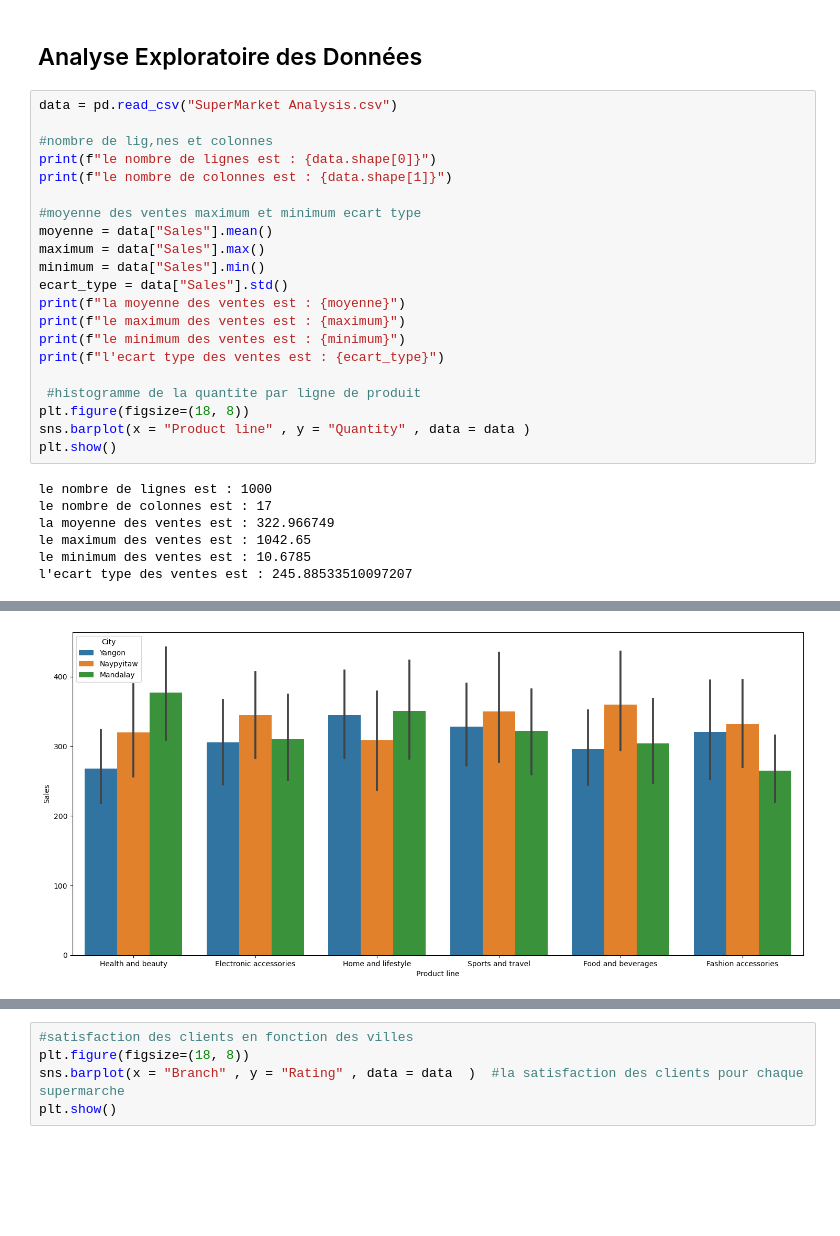
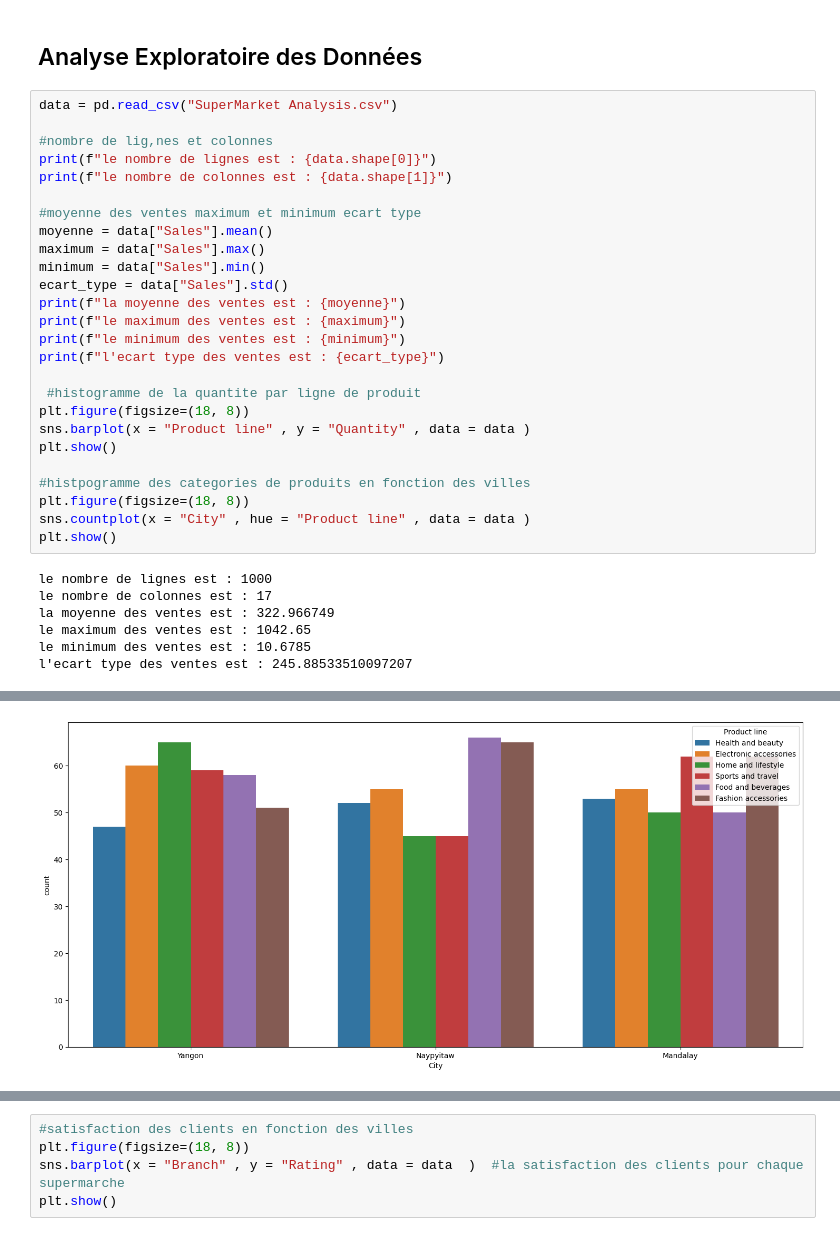
Before and after one commit to Abdourahmane2/Analyse-et-Prediction-des-Ventes-pour-un-Supermarche, a Jupyter notebook: Analyse_Ventes_Supermarche.ipynb, the cells around one changed output, grey strips where cells are left out. Cells and saved outputs as stored; diff of their text form; blank space fills up the shorter version.

```diff
--- a/Analyse_Ventes_Supermarche.ipynb
+++ b/Analyse_Ventes_Supermarche.ipynb
@@ -88,33 +87,38 @@ Sales est egal a la multiplication de unit price et quantity + tax 5% pour toute
 # %%
 data = pd.read_csv("SuperMarket Analysis.csv")
 
 #nombre de lig,nes et colonnes
 print(f"le nombre de lignes est : {data.shape[0]}")
 print(f"le nombre de colonnes est : {data.shape[1]}")
 
 #moyenne des ventes maximum et minimum ecart type
 moyenne = data["Sales"].mean()
 maximum = data["Sales"].max()
 minimum = data["Sales"].min()
 ecart_type = data["Sales"].std()
 print(f"la moyenne des ventes est : {moyenne}")
 print(f"le maximum des ventes est : {maximum}")
 print(f"le minimum des ventes est : {minimum}")
 print(f"l'ecart type des ventes est : {ecart_type}")
 
  #histogramme de la quantite par ligne de produit
 plt.figure(figsize=(18, 8))
 sns.barplot(x = "Product line" , y = "Quantity" , data = data )
 plt.show()
+
+#histpogramme des categories de produits en fonction des villes
+plt.figure(figsize=(18, 8))
+sns.countplot(x = "City" , hue = "Product line" , data = data )
+plt.show()
 # %% [output]
 le nombre de lignes est : 1000
 le nombre de colonnes est : 17
 la moyenne des ventes est : 322.966749
 le maximum des ventes est : 1042.65
 le minimum des ventes est : 10.6785
 l'ecart type des ventes est : 245.88533510097207
 [figure]
-[figure, old version]
+[figure, new version]
 # %%
 #histogramme des vezntes par categories en fonction des villes
 plt.figure(figsize=(18, 8))
```
Also changed, not shown: parts of 7 cells of this notebook, 1 other file.
